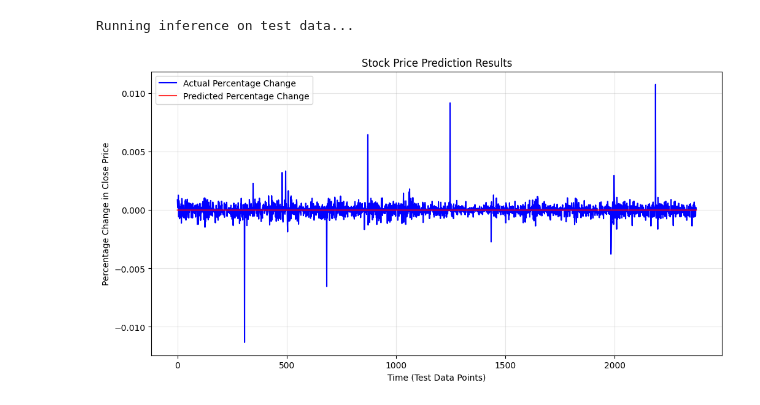
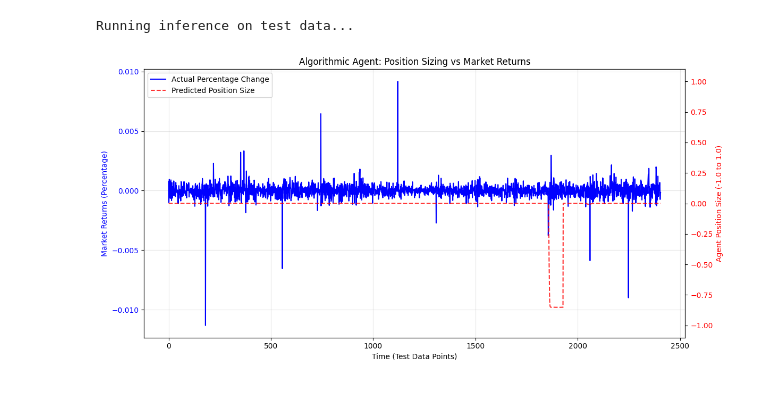
Before and after one commit to sharmanjeurkar-dev/StockPrediction, a Jupyter notebook: notebooks/StockPrediction.ipynb, the cells around one changed output. Cells and saved outputs as stored; diff of their text form; code cells hidden in the pictures.

Commit message:
changed loss function to use sharpe ratio -- inturn focus on making pnl based on predictions

```diff
--- a/notebooks/StockPrediction.ipynb
+++ b/notebooks/StockPrediction.ipynb
@@ -57,14 +57,14 @@ x_testf,y_testf = sliderts.slider()
 x_t,y_t = Data_prep.convertNumpyToTensors(x_trainf,y_trainf)
 train_dataset = Data_prep.createTensorDataset(x_t,y_t)
 train_data_load = Data_prep.loadData(dataset=train_dataset,
-                                               batch=32,
+                                               batch=64,
                                                num_worker=0)
 # %%
 #test data pred and load
 x_te,y_te = Data_prep.convertNumpyToTensors(x_testf,y_testf)
 test_dataset = Data_prep.createTensorDataset(x_te,y_te)
 test_data_load = Data_prep.loadData(dataset=test_dataset,
-                                               batch=32,
+                                               batch=64,
                                                num_worker=0,
                                                shuffle=False)
 # %%
@@ -192,43 +188,60 @@ def plot_predictions(model:torch.nn.Module,
         for x, y in test_loader:
 
             x = x.to("cpu")
             y = y.to("cpu")
 
 
             output = model(x)
 
 
             all_preds.append(output.numpy())
             all_targets.append(y.numpy())
 
 
     all_preds = np.concatenate(all_preds)
     all_targets = np.concatenate(all_targets)
 
     preds_flat = all_preds[:,0].reshape(-1, 1)
     targets_flat = all_targets[:,0].reshape(-1, 1)
 
     #unscaling
-    real_preds = preds_flat/100.0
-    real_targets = targets_flat/100.0
+    # real_preds = preds_flat/100.0
+    # real_targets = targets_flat/100.0
 
     # Plotting
-    plt.figure(figsize=(12, 6))
-    plt.plot(real_targets, color='blue', label='Actual Percentage Change')
-    plt.plot(real_preds, color='red', label='Predicted Percentage Change',  alpha=0.8)
+    fig, ax1 = plt.subplots(figsize=(12, 6))
 
-    plt.title('Stock Price Prediction Results')
-    plt.xlabel('Time (Test Data Points)')
-    plt.ylabel('Percentage Change in Close Price')
-    plt.legend()
-    plt.grid(True, alpha=0.3)
+    # Axis 1: Actual Market Percentage (Left Y-Axis)
+    ax1.plot(targets_flat, color='blue', label='Actual Percentage Change')
+    ax1.set_xlabel('Time (Test Data Points)')
+    ax1.set_ylabel('Market Returns (Percentage)', color='blue')
+    ax1.tick_params(axis='y', labelcolor='blue')
+    ax1.grid(True, alpha=0.3)
+
+    # Axis 2: Predicted Position Size (Right Y-Axis)
+    # twinx() creates a new Y-axis that shares the same X-axis
+    ax2 = ax1.twinx()
+    ax2.plot(preds_flat, color='red', label='Predicted Position Size', alpha=0.8, linestyle='--', linewidth=1.5)
+
+    # Lock the right axis from -1.1 to 1.1 so it visually represents the Tanh limits
+    ax2.set_ylim(-1.1, 1.1)
+    ax2.set_ylabel('Agent Position Size (-1.0 to 1.0)', color='red')
+    ax2.tick_params(axis='y', labelcolor='red')
+
+    # Combine legends from both axes
+    lines_1, labels_1 = ax1.get_legend_handles_labels()
+    lines_2, labels_2 = ax2.get_legend_handles_labels()
+    ax1.legend(lines_1 + lines_2, labels_1 + labels_2, loc='upper left')
+
+    plt.title('Algorithmic Agent: Position Sizing vs Market Returns')
+    plt.tight_layout()
     plt.show()
 
 
 plot_predictions(model, test_data_load)
 #O on x axis refers to first day of testing and last day as the last of training
 # %% [output]
 Running inference on test data...
-[figure, old version]
+[figure, new version]
 # %%
 model.to(device)
```
Also changed, not shown: parts of 8 cells of this notebook, 1 other file.
